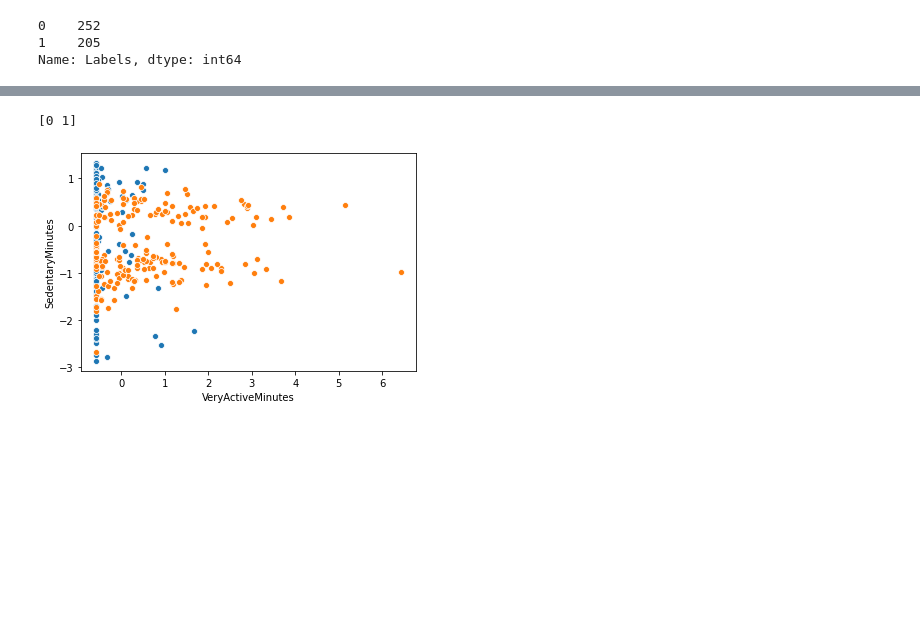
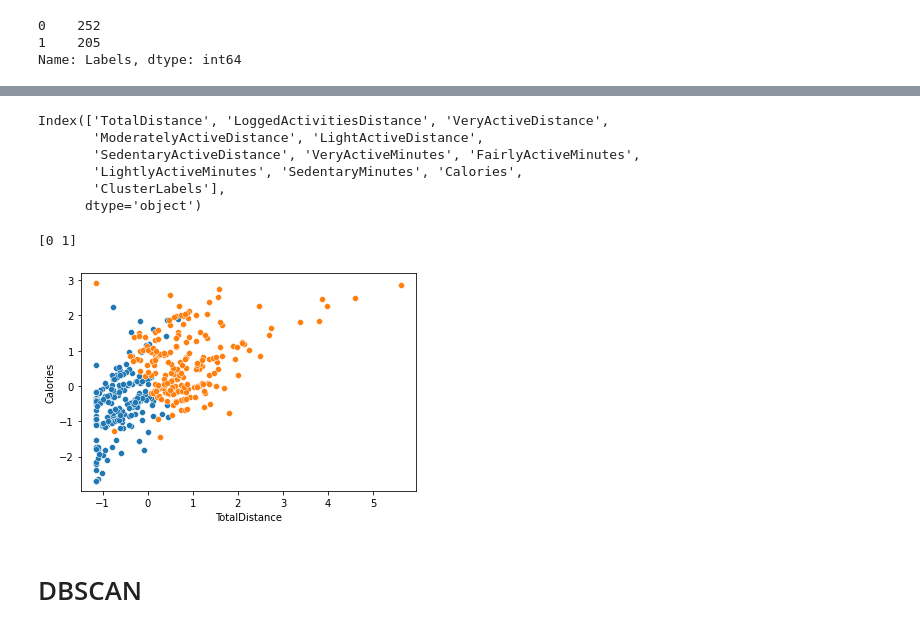
Before and after one commit to davidegonzale/unsupervised-miniproject-fitbit, a Jupyter notebook: mod3-unsupervised-miniproject-fitbit-1.ipynb, the cells around one changed output, grey strips where cells are left out. Saved outputs shown, nothing was run; the diff lists cells and outputs as text; code cells hidden in the pictures; blank space fills up the shorter version.

Commit message:
DBSCAN & Hierarchical Clustering (Agglomerative)

```diff
--- a/mod3-unsupervised-miniproject-fitbit-1.ipynb
+++ b/mod3-unsupervised-miniproject-fitbit-1.ipynb
@@ -164,10 +174,9 @@ Text(0.5, 1.0, 'Elbow Plot for Optimal K Clusters')
 # %%
-kmeans = pd.DataFrame(fitbit_model.predict(df))
 
 fig = plt.figure()
 ax = fig.add_subplot(111)
 scatter = ax.scatter(df['TotalDistance'],df['VeryActiveMinutes'],
-                     c=kmeans[0],s=50)
+                     c=df['ClusterLabels'],s=50)
 ax.set_title('K-Means Clustering')
 ax.set_xlabel('TotalDistance')
 ax.set_ylabel('VeryActiveMinutes')
@@ -176,12 +185,10 @@ plt.colorbar(scatter)
 <matplotlib.colorbar.Colorbar at 0x...>
 [figure]
 # %%
-kmeans = pd.DataFrame(fitbit_model.predict(df))
-
 fig = plt.figure()
 ax = fig.add_subplot(111)
 scatter = ax.scatter(df['FairlyActiveMinutes'],df['Calories'],
-                     c=kmeans[0],s=50)
+                     c=df['ClusterLabels'],s=50)
 ax.set_title('K-Means Clustering')
 ax.set_xlabel('FairlyActiveDistace')
 ax.set_ylabel('Calories')
@@ -190,12 +197,11 @@ plt.colorbar(scatter)
 <matplotlib.colorbar.Colorbar at 0x...>
 [figure]
 # %%
-kmeans = pd.DataFrame(fitbit_model.predict(df))
 
 fig = plt.figure()
 ax = fig.add_subplot(111)
 scatter = ax.scatter(df['SedentaryActiveDistance'],df['Calories'],
-                     c=kmeans[0],s=50)
+                     c=df['ClusterLabels'],s=50)
 ax.set_title('K-Means Clustering')
 ax.set_xlabel('SedentaryActiveDistace')
 ax.set_ylabel('Calories')
@@ -216,14 +222,3 @@ plt.colorbar(scatter)
 # ax.set_xlabel('FairlyActiveDistace')
 # ax.set_ylabel('Calories')
 # plt.colorbar(scatter)
-# %%
-kmeans = pd.DataFrame(fitbit_model.predict(df))
-
-fig = plt.figure()
-ax = fig.add_subplot(111)
-scatter = ax.scatter(df['VeryActiveMinutes'],df['SedentaryMinutes'],
-                     c=kmeans[0],s=50)
-ax.set_title('K-Means Clustering')
-ax.set_xlabel('VeryActiveMinutes')
-ax.set_ylabel('SedentaryMinutes')
-plt.colorbar(scatter)
@@ -325,11 +304,22 @@ Text(0.5, 1.0, 'Elbow Plot for Optimal K Clusters')
+# %%
+df.columns
+# %% [output]
+Index(['TotalDistance', 'LoggedActivitiesDistance', 'VeryActiveDistance',
+       'ModeratelyActiveDistance', 'LightActiveDistance',
+       'SedentaryActiveDistance', 'VeryActiveMinutes', 'FairlyActiveMinutes',
+       'LightlyActiveMinutes', 'SedentaryMinutes', 'Calories',
+       'ClusterLabels'],
+      dtype='object')
 # %%
 clusterval = np.unique(df_std['Labels'])
 print(clusterval)
 for cluster in clusterval:
-    sns.scatterplot(x = df_std[df_std['Labels']==cluster]['VeryActiveMinutes'], y = df_std[df_std['Labels']==cluster]['SedentaryMinutes'])
+    sns.scatterplot(x = df_std[df_std['Labels']==cluster]['TotalDistance'], y = df_std[df_std['Labels']==cluster]['Calories'])
 plt.show()
 # %% [output]
 [0 1]
-[figure, old version]
+[figure, new version]
 # %%
 # Try with DBSCAN and plot the same features as with Filipa
+# %% [markdown]
+# DBSCAN
```
Also changed, not shown: parts of 17 cells of this notebook, 1 other file.
